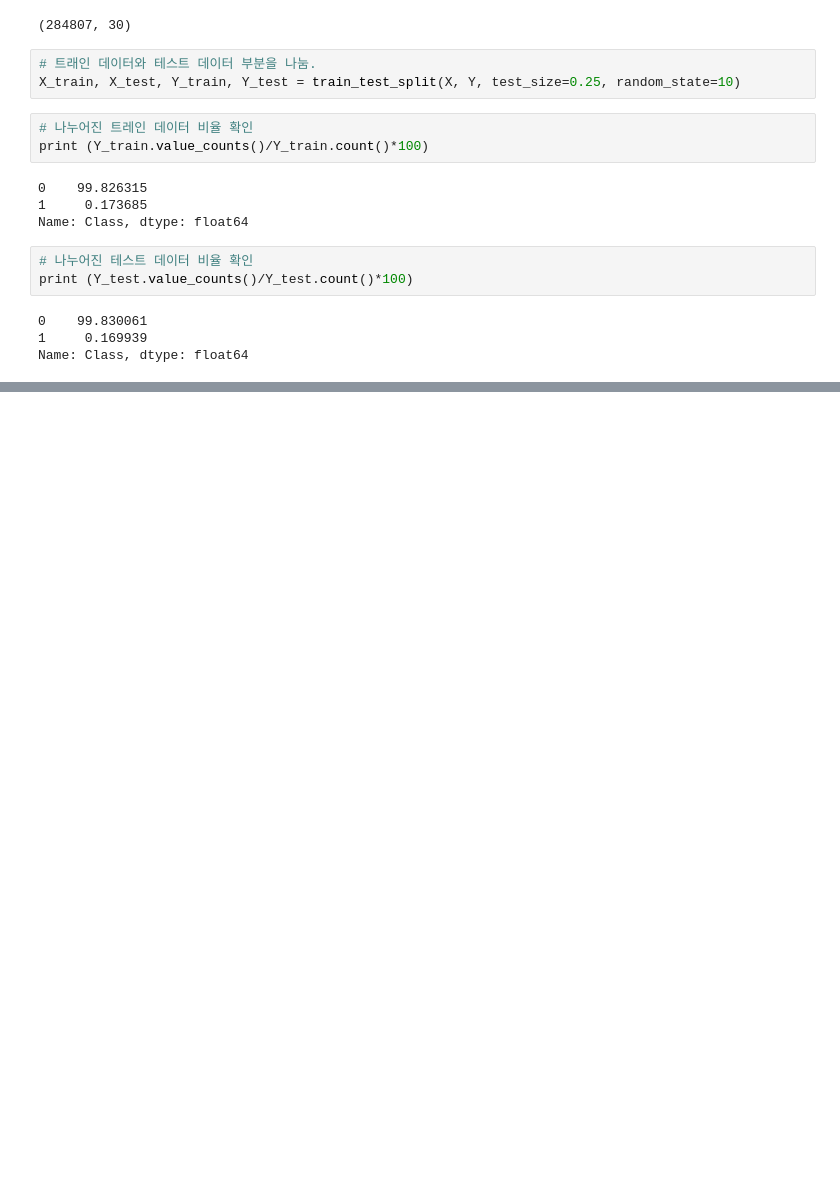
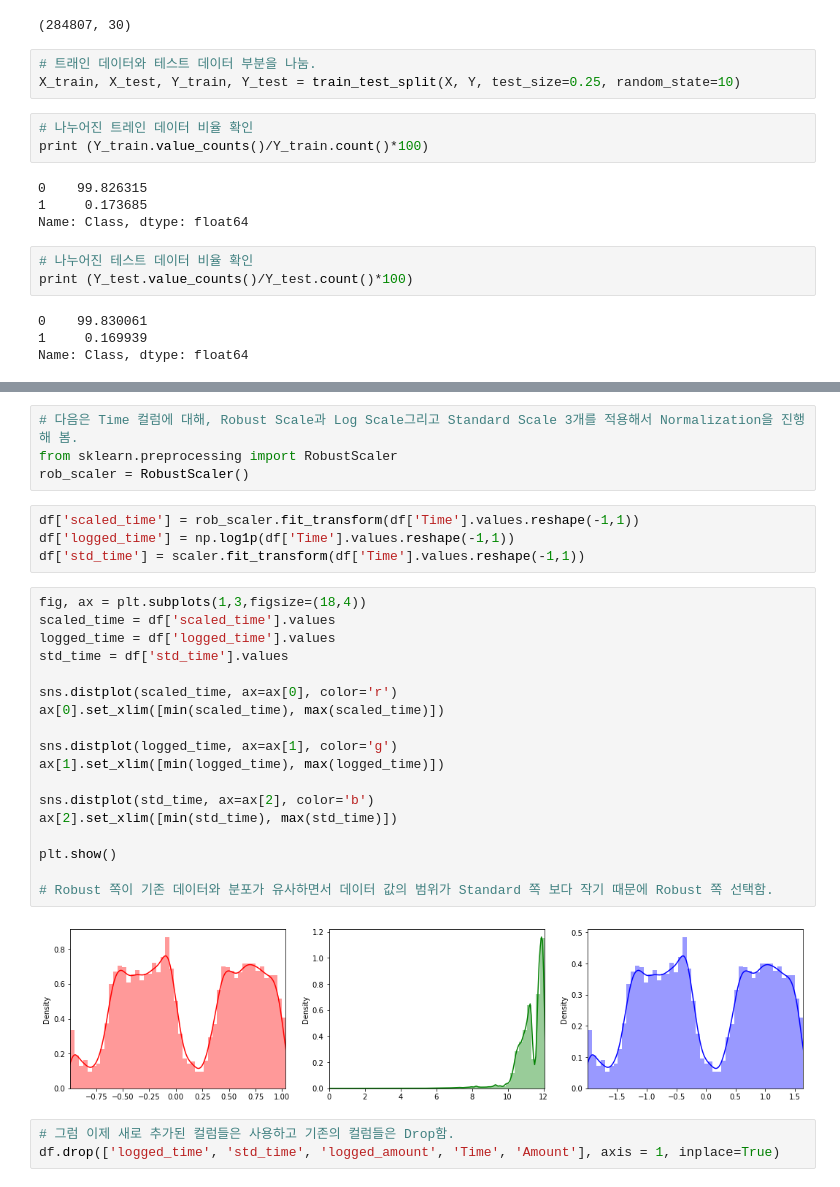
Before and after one commit to ds-chkang/credit-card-fraud-detection, a Jupyter notebook: creditcardfraud.ipynb, the cells around one changed output, grey strips where cells are left out. Saved outputs shown, nothing was run; the diff lists cells and outputs as text; blank space fills up the shorter version.

```diff
--- a/creditcardfraud.ipynb
+++ b/creditcardfraud.ipynb
@@ -132,0 +237,31 @@ def metrics(Y_test, pred):
+# %%
+# 다음은 Time 컬럼에 대해, Robust Scale과 Log Scale그리고 Standard Scale 3개를 적용해서 Normalization을 진행해 봄.
+from sklearn.preprocessing import RobustScaler
+rob_scaler = RobustScaler()
+# %%
+df['scaled_time'] = rob_scaler.fit_transform(df['Time'].values.reshape(-1,1))
+df['logged_time'] = np.log1p(df['Time'].values.reshape(-1,1))
+df['std_time'] = scaler.fit_transform(df['Time'].values.reshape(-1,1))
+# %%
+fig, ax = plt.subplots(1,3,figsize=(18,4))
+scaled_time = df['scaled_time'].values
+logged_time = df['logged_time'].values
+std_time = df['std_time'].values
+
+sns.distplot(scaled_time, ax=ax[0], color='r')
+ax[0].set_xlim([min(scaled_time), max(scaled_time)])
+
+sns.distplot(logged_time, ax=ax[1], color='g')
+ax[1].set_xlim([min(logged_time), max(logged_time)])
+
+sns.distplot(std_time, ax=ax[2], color='b')
+ax[2].set_xlim([min(std_time), max(std_time)])
+
+plt.show()
+
+# Robust 쪽이 기존 데이터와 분포가 유사하면서 데이터 값의 범위가 Standard 쪽 보다 작기 때문에 Robust 쪽 선택함.
+# %% [output]
+[figure, added]
+# %%
+# 그럼 이제 새로 추가된 컬럼들은 사용하고 기존의 컬럼들은 Drop함.
+df.drop(['logged_time', 'std_time', 'logged_amount', 'Time', 'Amount'], axis = 1, inplace=True)
```
Also changed, not shown: parts of 22 cells of this notebook.
